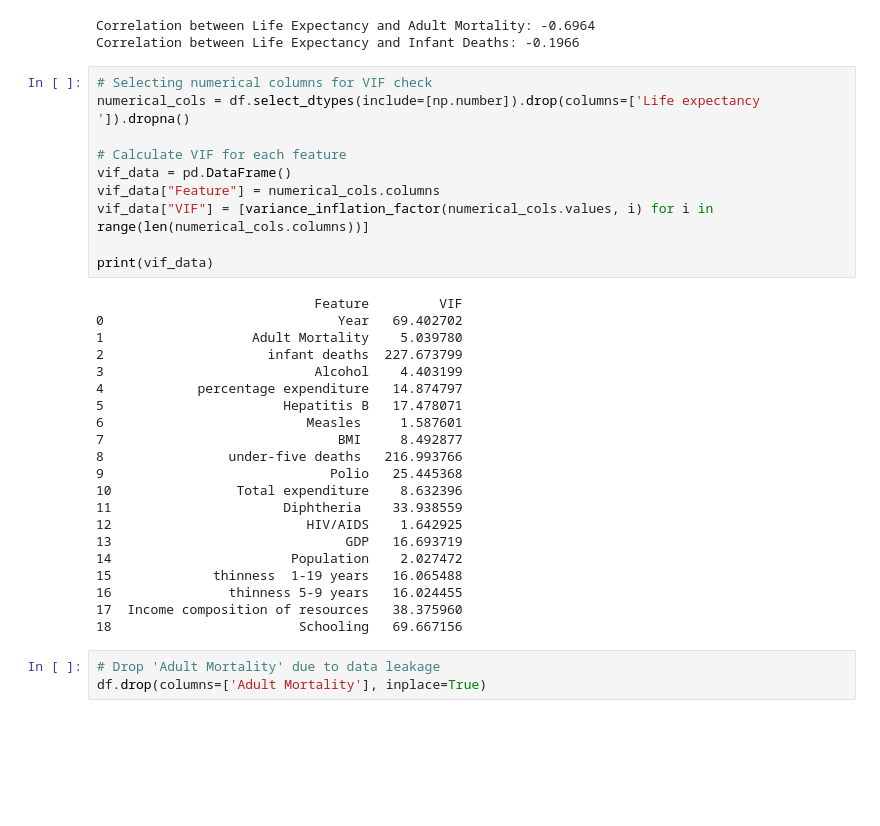
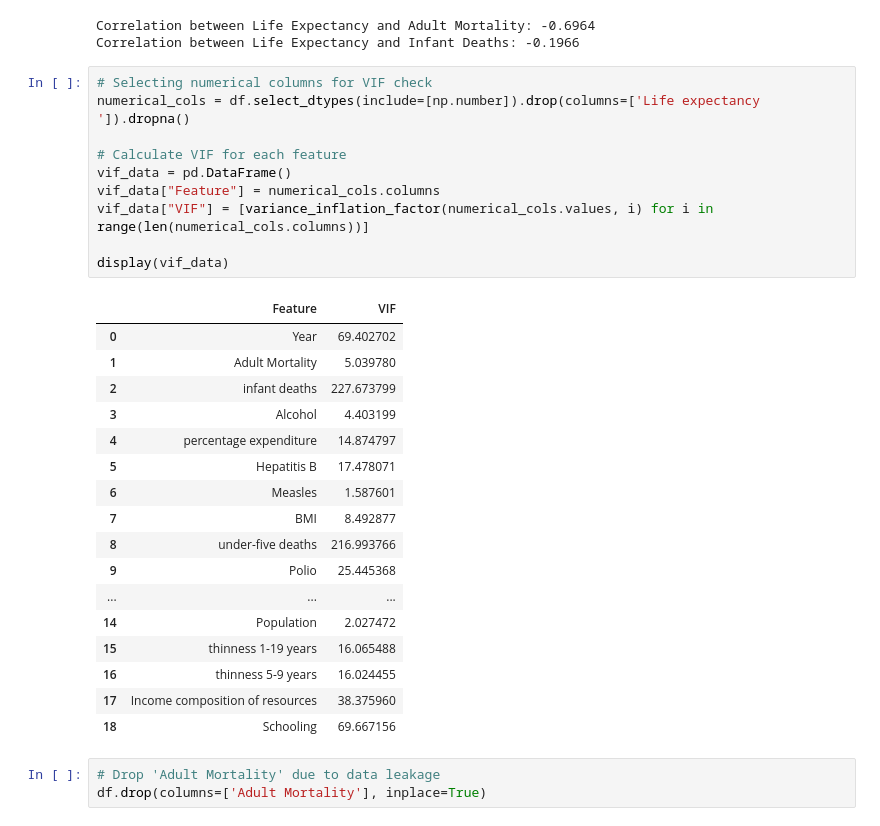
Before and after one commit to anshimathur/group-4-project-2, a Jupyter notebook: regression_workbook.ipynb, the cells around one changed output. Drawn from its saved outputs; the diff is of its cells as text; blank space fills up the shorter version.

```diff
--- a/regression_workbook.ipynb
+++ b/regression_workbook.ipynb
@@ -149,34 +169,31 @@ Correlation between Life Expectancy and Infant Deaths: -0.1966
 # %%
 # Selecting numerical columns for VIF check
 numerical_cols = df.select_dtypes(include=[np.number]).drop(columns=['Life expectancy ']).dropna()
 
 # Calculate VIF for each feature
 vif_data = pd.DataFrame()
 vif_data["Feature"] = numerical_cols.columns
 vif_data["VIF"] = [variance_inflation_factor(numerical_cols.values, i) for i in range(len(numerical_cols.columns))]
 
-print(vif_data)
+display(vif_data)
 # %% [output]
-                            Feature         VIF
-0                              Year   69.402702
-1                   Adult Mortality    5.039780
-2                     infant deaths  227.673799
-3                           Alcohol    4.403199
-4            percentage expenditure   14.874797
-5                       Hepatitis B   17.478071
-6                          Measles     1.587601
-7                              BMI     8.492877
-8                under-five deaths   216.993766
-9                             Polio   25.445368
-10                Total expenditure    8.632396
-11                      Diphtheria    33.938559
-12                         HIV/AIDS    1.642925
-13                              GDP   16.693719
-14                       Population    2.027472
-15             thinness  1-19 years   16.065488
-16               thinness 5-9 years   16.024455
-17  Income composition of resources   38.375960
-18                        Schooling   69.667156
+|  | Feature | VIF |
+| 0 | Year | 69.402702 |
+| 1 | Adult Mortality | 5.039780 |
+| 2 | infant deaths | 227.673799 |
+| 3 | Alcohol | 4.403199 |
+| 4 | percentage expenditure | 14.874797 |
+| 5 | Hepatitis B | 17.478071 |
+| 6 | Measles | 1.587601 |
+| 7 | BMI | 8.492877 |
+| 8 | under-five deaths | 216.993766 |
+| 9 | Polio | 25.445368 |
+| ... | ... | ... |
+| 14 | Population | 2.027472 |
+| 15 | thinness 1-19 years | 16.065488 |
+| 16 | thinness 5-9 years | 16.024455 |
+| 17 | Income composition of resources | 38.375960 |
+| 18 | Schooling | 69.667156 |
 # %%
 # Drop 'Adult Mortality' due to data leakage
 df.drop(columns=['Adult Mortality'], inplace=True)
```
Also changed, not shown: parts of 12 cells of this notebook.
